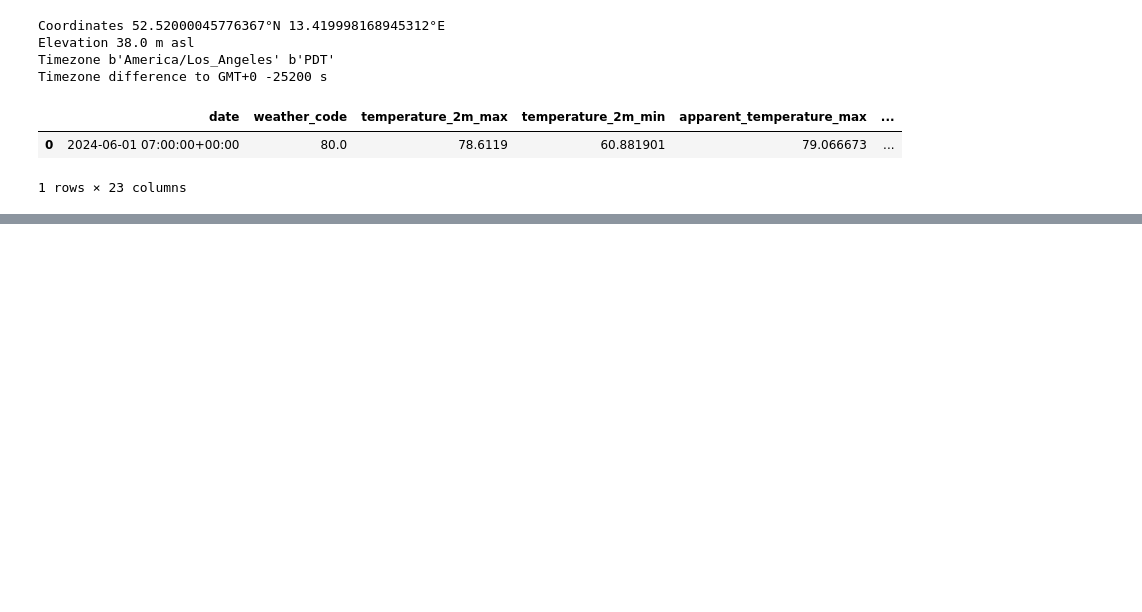
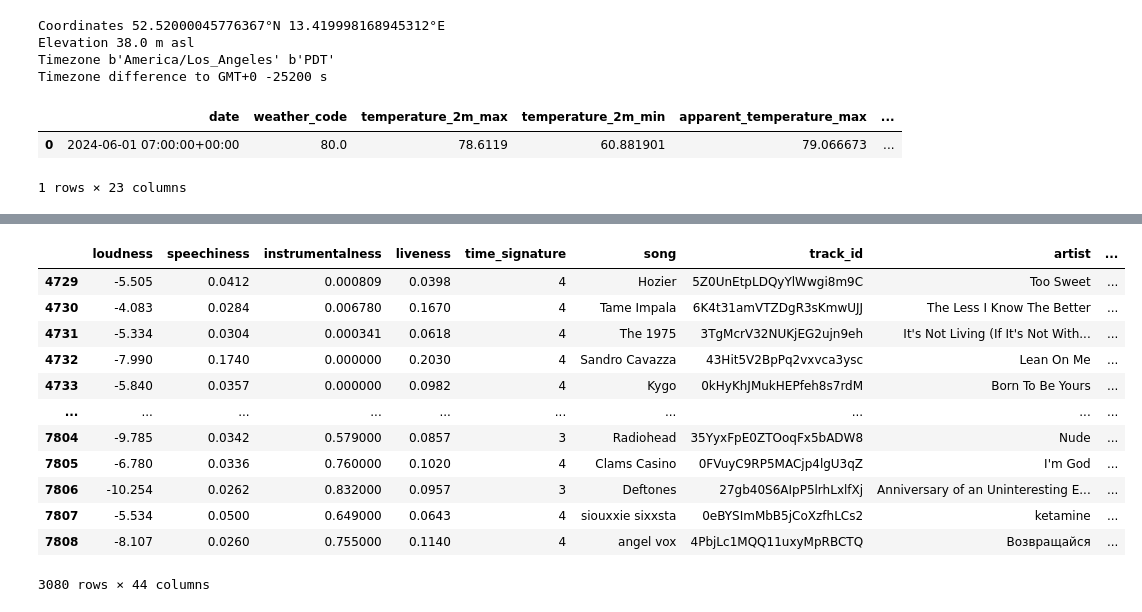
Before and after one commit to mattgraham93/Musical-Weather, a Jupyter notebook: testing.ipynb, the cells around one changed output, grey strips where cells are left out. Drawn from its saved outputs; the diff is of its cells as text; code cells hidden in the pictures; blank space fills up the shorter version.

```diff
--- a/testing.ipynb
+++ b/testing.ipynb
@@ -247,0 +594,16 @@ todays_forecast
+# %%
+season_music
+# %% [output]
+|  | loudness | speechiness | instrumentalness | liveness | time_signature | song | track_id | artist | ... |
+| 4729 | -5.505 | 0.0412 | 0.000809 | 0.0398 | 4 | Hozier | 5Z0UnEtpLDQyYlWwgi8m9C | Too Sweet | ... |
+| 4730 | -4.083 | 0.0284 | 0.006780 | 0.1670 | 4 | Tame Impala | 6K4t31amVTZDgR3sKmwUJJ | The Less I Know The Better | ... |
+| 4731 | -5.334 | 0.0304 | 0.000341 | 0.0618 | 4 | The 1975 | 3TgMcrV32NUKjEG2ujn9eh | It's Not Living (If It's Not With... | ... |
+| 4732 | -7.990 | 0.1740 | 0.000000 | 0.2030 | 4 | Sandro Cavazza | 43Hit5V2BpPq2vxvca3ysc | Lean On Me | ... |
+| 4733 | -5.840 | 0.0357 | 0.000000 | 0.0982 | 4 | Kygo | 0kHyKhJMukHEPfeh8s7rdM | Born To Be Yours | ... |
+| ... | ... | ... | ... | ... | ... | ... | ... | ... | ... |
+| 7804 | -9.785 | 0.0342 | 0.579000 | 0.0857 | 3 | Radiohead | 35YyxFpE0ZTOoqFx5bADW8 | Nude | ... |
+| 7805 | -6.780 | 0.0336 | 0.760000 | 0.1020 | 4 | Clams Casino | 0FVuyC9RP5MACjp4lgU3qZ | I'm God | ... |
+| 7806 | -10.254 | 0.0262 | 0.832000 | 0.0957 | 3 | Deftones | 27gb40S6AIpP5lrhLxlfXj | Anniversary of an Uninteresting E... | ... |
+| 7807 | -5.534 | 0.0500 | 0.649000 | 0.0643 | 4 | siouxxie sixxsta | 0eBYSImMbB5jCoXzfhLCs2 | ketamine | ... |
+| 7808 | -8.107 | 0.0260 | 0.755000 | 0.1140 | 4 | angel vox | 4PbjLc1MQQ11uxyMpRBCTQ | Возвращайся | ... |
+3080 rows × 44 columns
```
Also changed, not shown: parts of 40 cells of this notebook, 2 other files.
